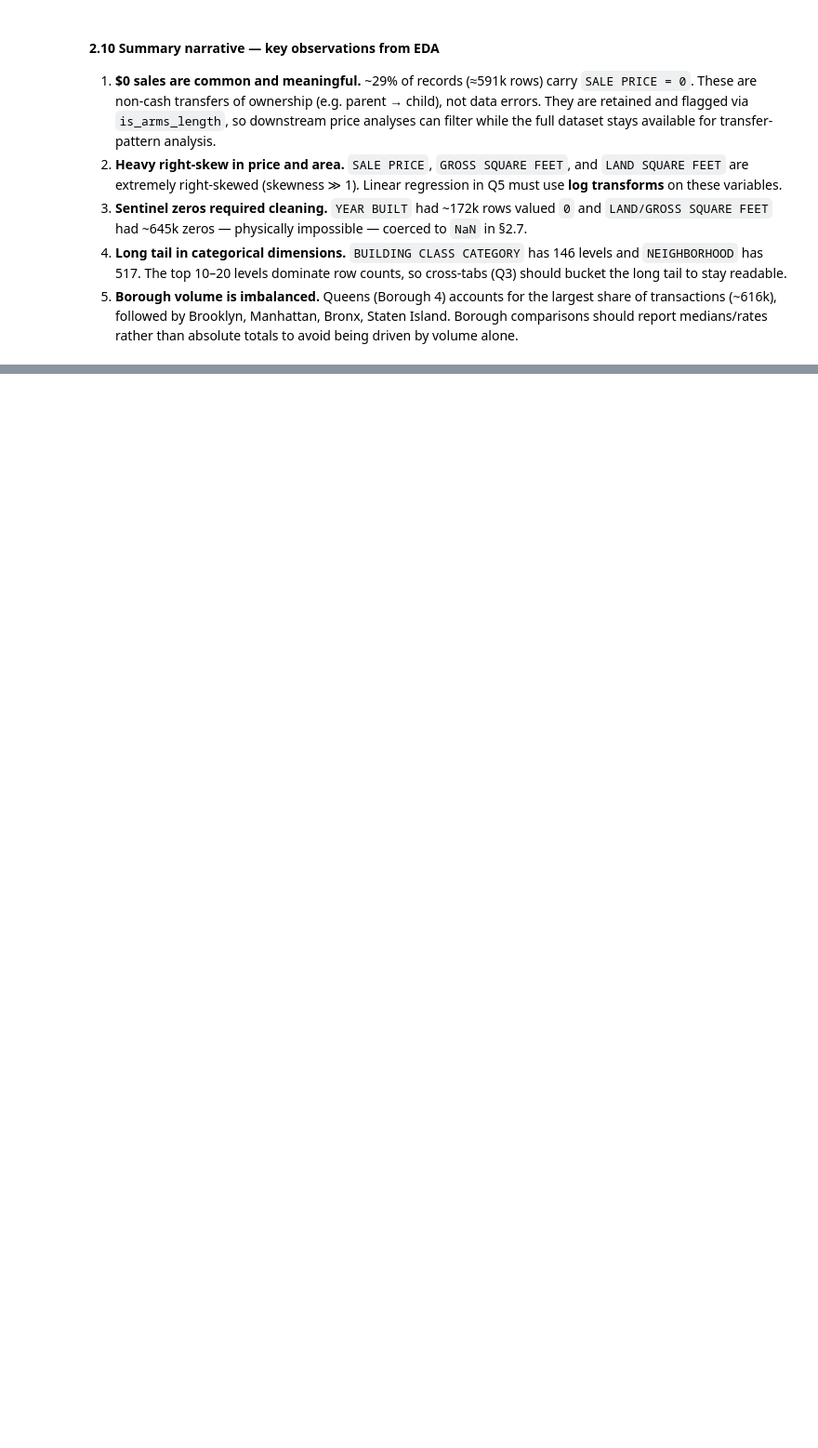
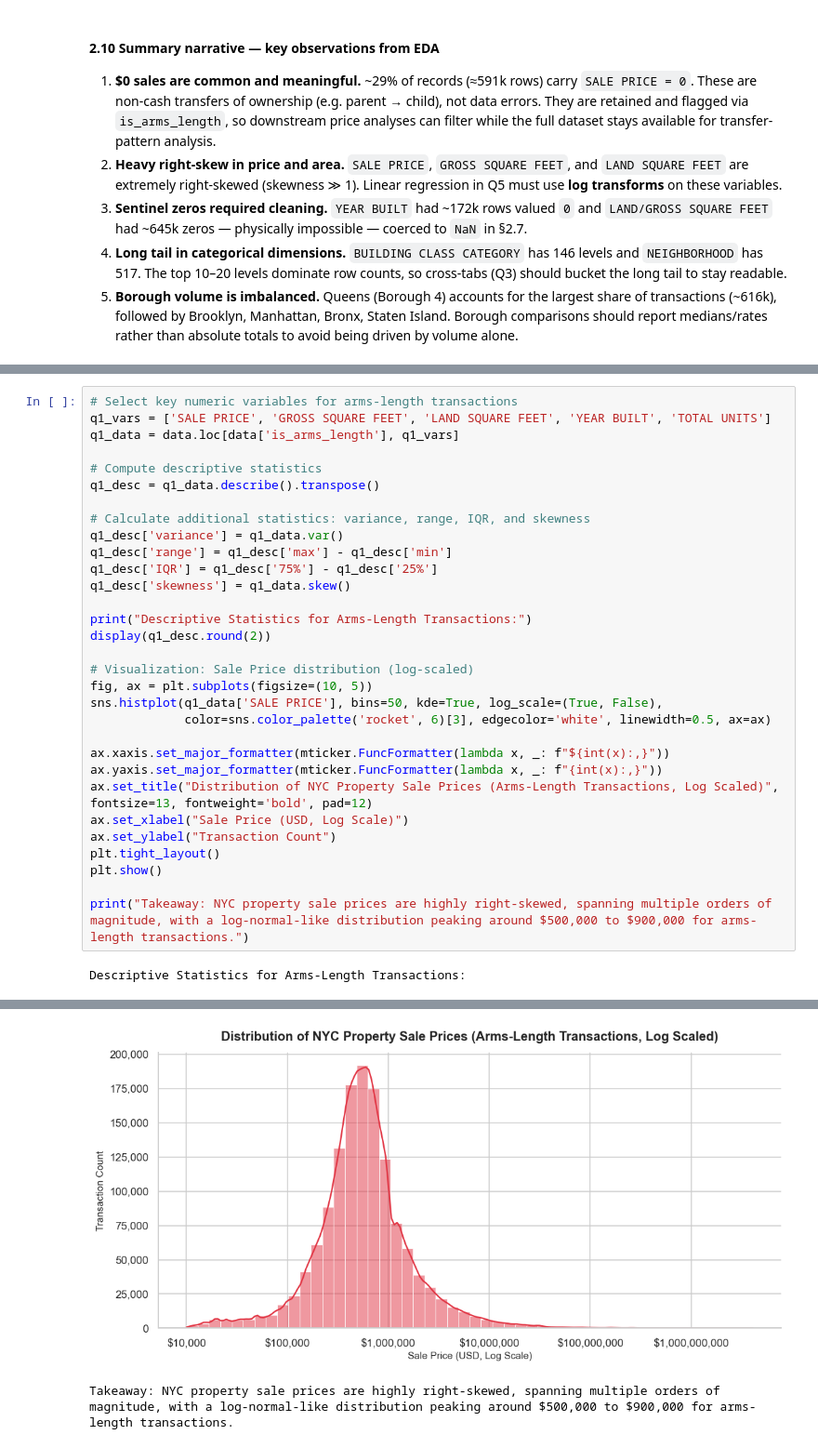
Before and after one commit to Kau4r/NYCPS, a Jupyter notebook: NYC_BA_PROJECT.ipynb, the cells around one changed output, grey strips where cells are left out. Shown at 93% size. Saved outputs shown, nothing was run; the diff lists cells and outputs as text; blank space fills up the shorter version.

```diff
--- a/NYC_BA_PROJECT.ipynb
+++ b/NYC_BA_PROJECT.ipynb
@@ -370,0 +383,33 @@ plt.show()
+# %%
+# Select key numeric variables for arms-length transactions
+q1_vars = ['SALE PRICE', 'GROSS SQUARE FEET', 'LAND SQUARE FEET', 'YEAR BUILT', 'TOTAL UNITS']
+q1_data = data.loc[data['is_arms_length'], q1_vars]
+
+# Compute descriptive statistics
+q1_desc = q1_data.describe().transpose()
+
+# Calculate additional statistics: variance, range, IQR, and skewness
+q1_desc['variance'] = q1_data.var()
+q1_desc['range'] = q1_desc['max'] - q1_desc['min']
+q1_desc['IQR'] = q1_desc['75%'] - q1_desc['25%']
+q1_desc['skewness'] = q1_data.skew()
+
+print("Descriptive Statistics for Arms-Length Transactions:")
+display(q1_desc.round(2))
+
+# Visualization: Sale Price distribution (log-scaled)
+fig, ax = plt.subplots(figsize=(10, 5))
+sns.histplot(q1_data['SALE PRICE'], bins=50, kde=True, log_scale=(True, False),
+             color=sns.color_palette('rocket', 6)[3], edgecolor='white', linewidth=0.5, ax=ax)
+
+ax.xaxis.set_major_formatter(mticker.FuncFormatter(lambda x, _: f"${int(x):,}"))
+ax.yaxis.set_major_formatter(mticker.FuncFormatter(lambda x, _: f"{int(x):,}"))
+ax.set_title("Distribution of NYC Property Sale Prices (Arms-Length Transactions, Log Scaled)", fontsize=13, fontweight='bold', pad=12)
+ax.set_xlabel("Sale Price (USD, Log Scale)")
+ax.set_ylabel("Transaction Count")
+plt.tight_layout()
+plt.show()
+
+print("Takeaway: NYC property sale prices are highly right-skewed, spanning multiple orders of magnitude, with a log-normal-like distribution peaking around $500,000 to $900,000 for arms-length transactions.")
+# %% [output]
+Descriptive Statistics for Arms-Length Transactions:
@@ -370,0 +422,2 @@ plt.show()
+[figure, added]
+Takeaway: NYC property sale prices are highly right-skewed, spanning multiple orders of magnitude, with a log-normal-like distribution peaking around $500,000 to $900,000 for arms-length transactions.
```
Also changed, not shown: parts of 30 cells of this notebook, 2 other files.
